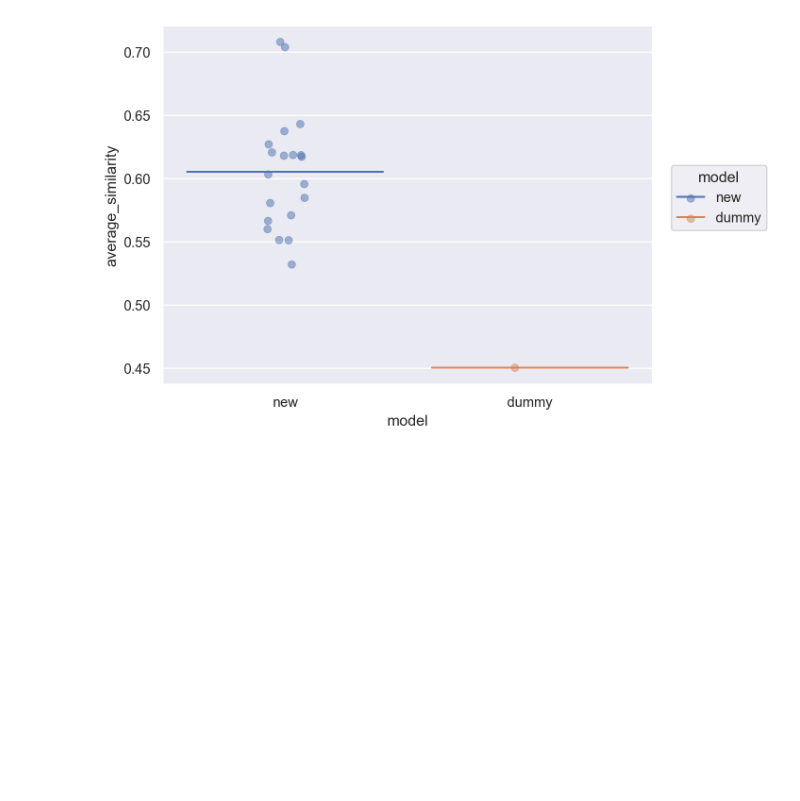
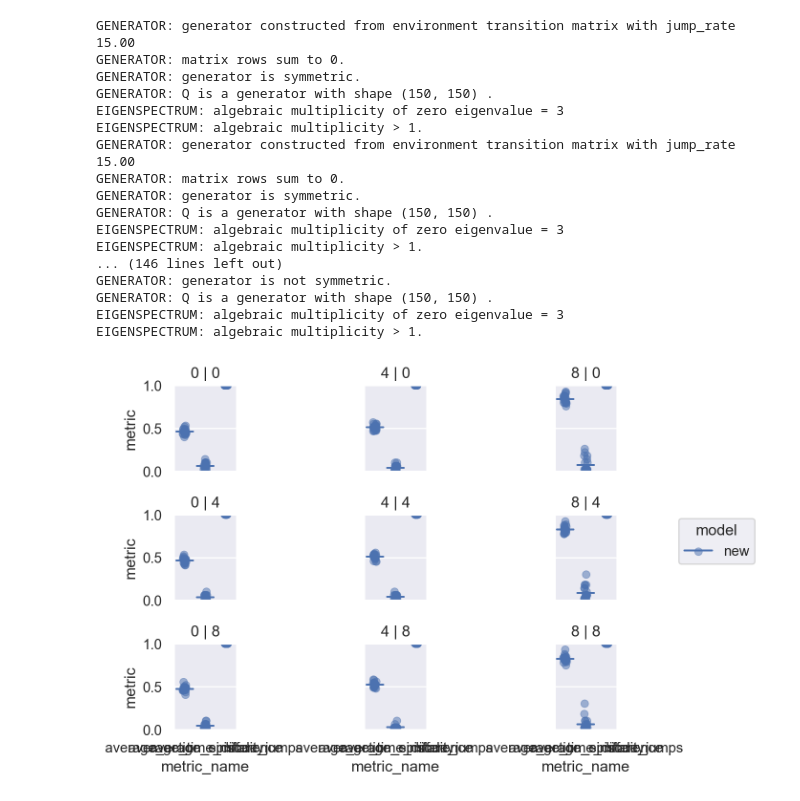
Before and after one commit to LubnaAb/episodic_memory, a Jupyter notebook: species.ipynb, the cells around one changed output. Saved outputs shown, nothing was run; the diff lists cells and outputs as text; code cells hidden in the pictures; blank space fills up the shorter version.

```diff
--- a/species.ipynb
+++ b/species.ipynb
@@ -136,25 +171,0 @@ for c, i in zip(colors, episodes_size):
-# %%
-import seaborn.objects as so
-
-def average_similarity(seqs):
-    w1 = np.array(states[seqs[:, 1:]][:, :, 0], dtype=int)
-    w2 = np.array(states[seqs[:, :-1]][:, :, 0], dtype=int)
-    d = similarity_matrix[w1, w2]
-    return d.mean(axis=1)
-
-a_sim = average_similarity(seqs)
-
-df_sim = pd.DataFrame({'average_similarity': a_sim, 'model': 'new'})
-
-a_sim_dummy = average_similarity(seqs_dummy)
-df_sim_dummy = pd.DataFrame({'average_similarity': a_sim_dummy, 'model': 'dummy'})
-
-df_sim = df_sim.append(df_sim_dummy, ignore_index=True)
-
-(
-    so.Plot(df_sim, x="model", color="model", y="average_similarity")
-    .add(so.Dot(alpha=.5), so.Jitter())
-    .add(so.Dash(), so.Agg())
-)
-# %% [output]
-[figure, removed]
@@ -160,0 +225,27 @@ df_sim = df_sim.append(df_sim_dummy, ignore_index=True)
+# %%
+import seaborn.objects as so
+
+ms = [0, 4, 8]
+ns = [0, 4, 8]
+k = 1
+
+df_sim = compute_metric(ms, ns=ns)
+# %% [output]
+GENERATOR: generator constructed from environment transition matrix with jump_rate 15.00
+GENERATOR: matrix rows sum to 0.
+GENERATOR: generator is symmetric.
+GENERATOR: Q is a generator with shape (150, 150) .
+EIGENSPECTRUM: algebraic multiplicity of zero eigenvalue = 3
+EIGENSPECTRUM: algebraic multiplicity > 1.
+GENERATOR: generator constructed from environment transition matrix with jump_rate 15.00
+GENERATOR: matrix rows sum to 0.
+GENERATOR: generator is symmetric.
+GENERATOR: Q is a generator with shape (150, 150) .
+EIGENSPECTRUM: algebraic multiplicity of zero eigenvalue = 3
+EIGENSPECTRUM: algebraic multiplicity > 1.
+... (146 lines left out)
+GENERATOR: generator is not symmetric.
+GENERATOR: Q is a generator with shape (150, 150) .
+EIGENSPECTRUM: algebraic multiplicity of zero eigenvalue = 3
+EIGENSPECTRUM: algebraic multiplicity > 1.
+[figure, added]
```
Also changed, not shown: parts of 8 cells of this notebook.
